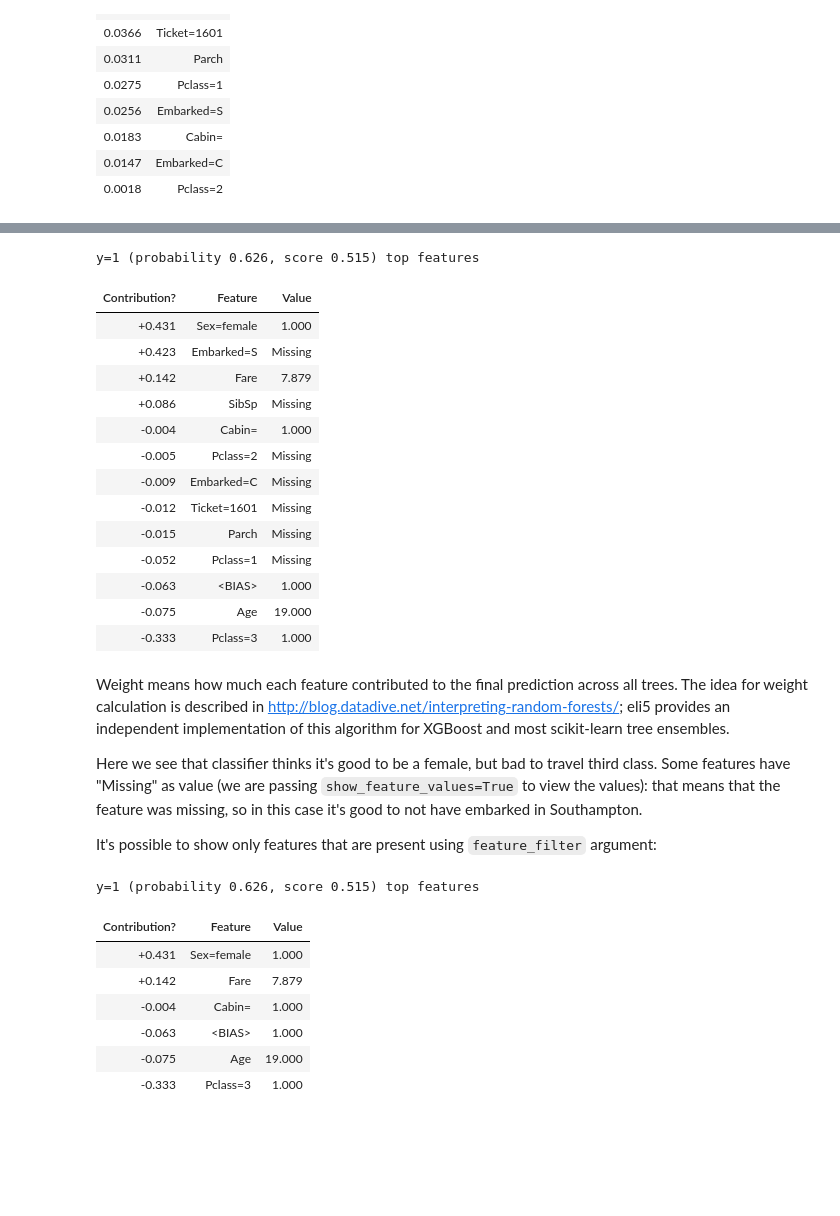
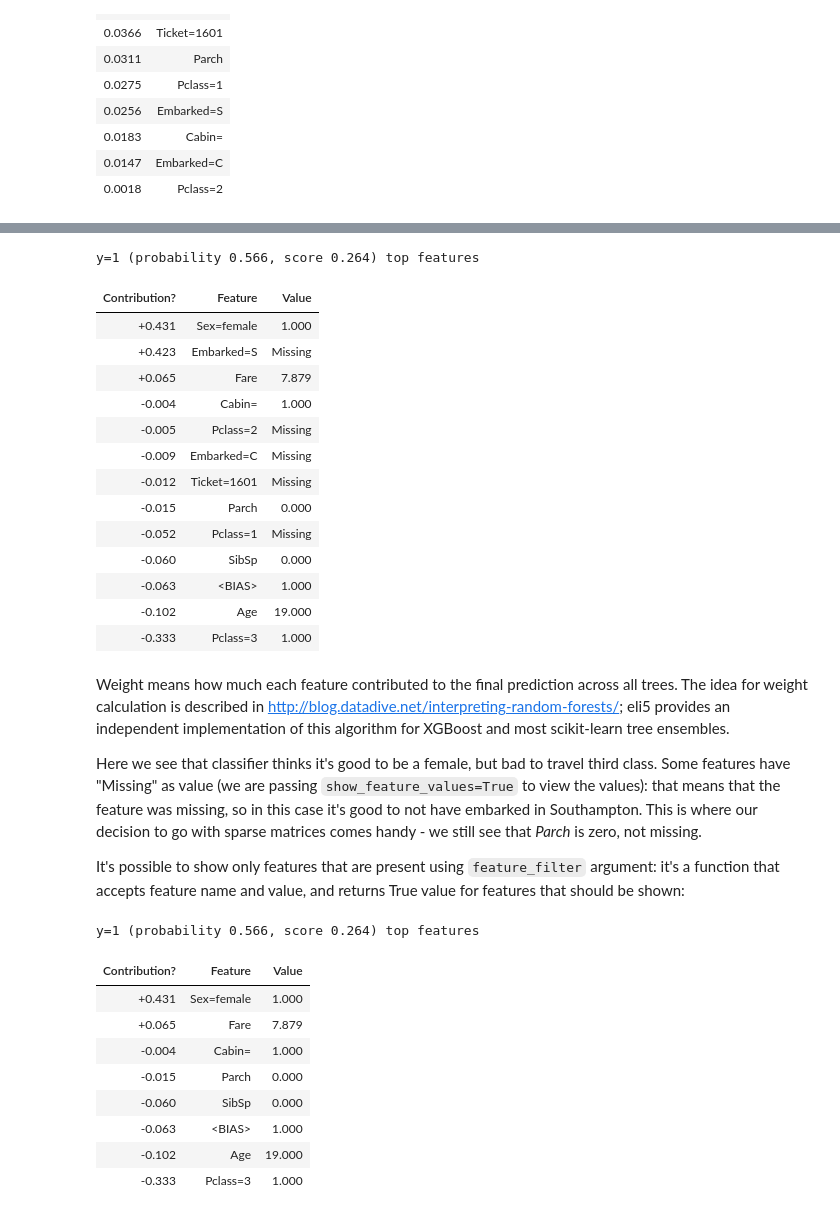
Before and after one commit to TeamHG-Memex/eli5, a Jupyter notebook: notebooks/xgboost-titanic.ipynb, the cells around one changed output, grey strips where cells are left out. Cells and saved outputs as stored; diff of their text form; code cells hidden in the pictures; blank space fills up the shorter version.

Commit message:
Update tutorial with correct handling of missing values

```diff
--- a/notebooks/xgboost-titanic.ipynb
+++ b/notebooks/xgboost-titanic.ipynb
@@ -85,9 +86,16 @@ from sklearn.feature_extraction import DictVectorizer
 from sklearn.pipeline import make_pipeline
 from sklearn.model_selection import cross_val_score
 
-clf = XGBClassifier(missing=0)
-vec = DictVectorizer(sparse=False)  # https://github.com/dmlc/xgboost/issues/1238
-pipeline = make_pipeline(vec, clf)
+class CSCTransformer:
+    def transform(self, xs):
+        # work around https://github.com/dmlc/xgboost/issues/1238#issuecomment-243872543
+        return xs.tocsc()
+    def fit(self, *args):
+        return self
+
+clf = XGBClassifier()
+vec = DictVectorizer()
+pipeline = make_pipeline(vec, CSCTransformer(), clf)
 
 def evaluate(_clf):
     scores = cross_val_score(_clf, all_xs, all_ys, scoring='accuracy')
@@ -158,20 +175,20 @@ To get a better idea of how our classifier works, let's examine individual predi
 from eli5 import show_prediction
 show_prediction(clf, valid_xs[1], vec=vec, show_feature_values=True)
 # %% [output]
-y=1 (probability 0.626, score 0.515) top features
+y=1 (probability 0.566, score 0.264) top features
 | Contribution? | Feature | Value |
 | +0.431 | Sex=female | 1.000 |
 | +0.423 | Embarked=S | Missing |
-| +0.142 | Fare | 7.879 |
-| +0.086 | SibSp | Missing |
+| +0.065 | Fare | 7.879 |
 | -0.004 | Cabin= | 1.000 |
 | -0.005 | Pclass=2 | Missing |
 | -0.009 | Embarked=C | Missing |
 | -0.012 | Ticket=1601 | Missing |
-| -0.015 | Parch | Missing |
+| -0.015 | Parch | 0.000 |
 | -0.052 | Pclass=1 | Missing |
+| -0.060 | SibSp | 0.000 |
 | -0.063 | <BIAS> | 1.000 |
-| -0.075 | Age | 19.000 |
+| -0.102 | Age | 19.000 |
 | -0.333 | Pclass=3 | 1.000 |
 # %% [markdown]
 Weight means how much each feature contributed to the final prediction across all trees.
@@ -182,19 +199,22 @@ Here we see that classifier thinks it's good to be a female, but bad to travel t
 Some features have "Missing" as value
 (we are passing ``show_feature_values=True`` to view the values):
 that means that the feature was missing,
-so in this case it's good to not have embarked in Southampton.
+so in this case it's good to not have embarked in Southampton. This is where our decision to go with sparse matrices comes handy - we still see that *Parch* is zero, not missing.
 
-It's possible to show only features that are present using ``feature_filter`` argument:
+It's possible to show only features that are present using ``feature_filter`` argument: it's
+a function that accepts feature name and value, and returns True value for features that should be shown:
 # %%
-no_missing = lambda feature_name, feature_value: feature_value != 0
+no_missing = lambda feature_name, feature_value: not np.isnan(feature_value)
 show_prediction(clf, valid_xs[1], vec=vec, show_feature_values=True, feature_filter=no_missing)
 # %% [output]
-y=1 (probability 0.626, score 0.515) top features
+y=1 (probability 0.566, score 0.264) top features
 | Contribution? | Feature | Value |
 | +0.431 | Sex=female | 1.000 |
-| +0.142 | Fare | 7.879 |
+| +0.065 | Fare | 7.879 |
 | -0.004 | Cabin= | 1.000 |
+| -0.015 | Parch | 0.000 |
+| -0.060 | SibSp | 0.000 |
 | -0.063 | <BIAS> | 1.000 |
-| -0.075 | Age | 19.000 |
+| -0.102 | Age | 19.000 |
 | -0.333 | Pclass=3 | 1.000 |
 # %% [markdown]
```
Also changed, not shown: parts of 19 cells of this notebook, 2 other files.
